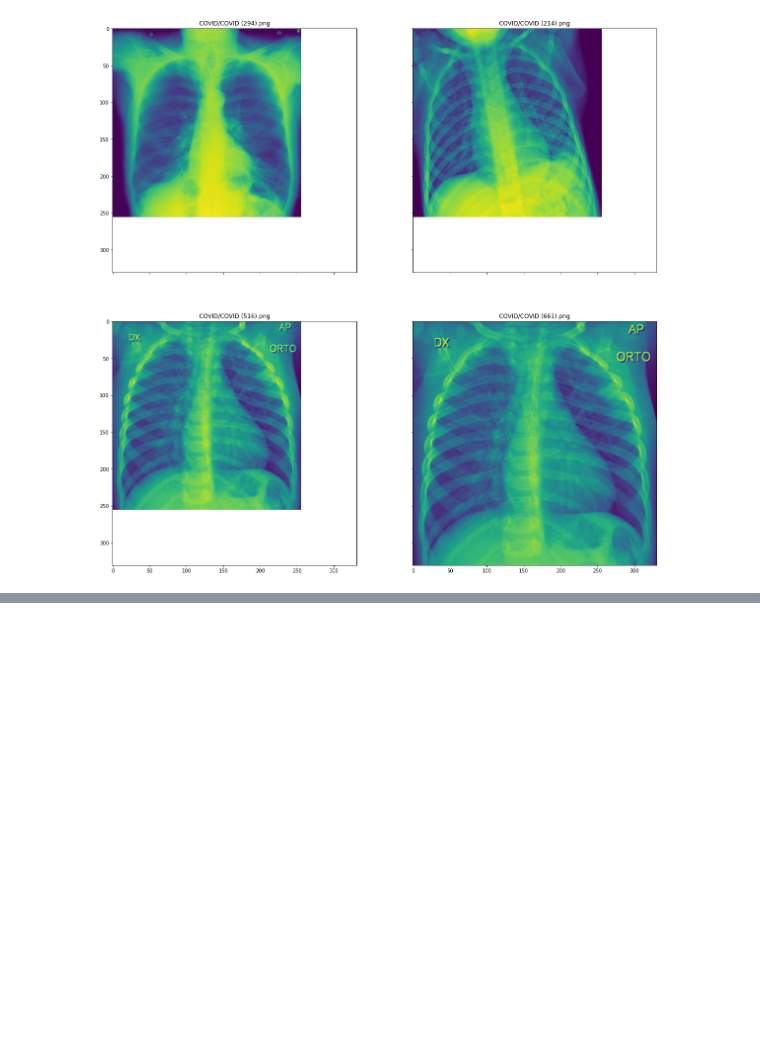
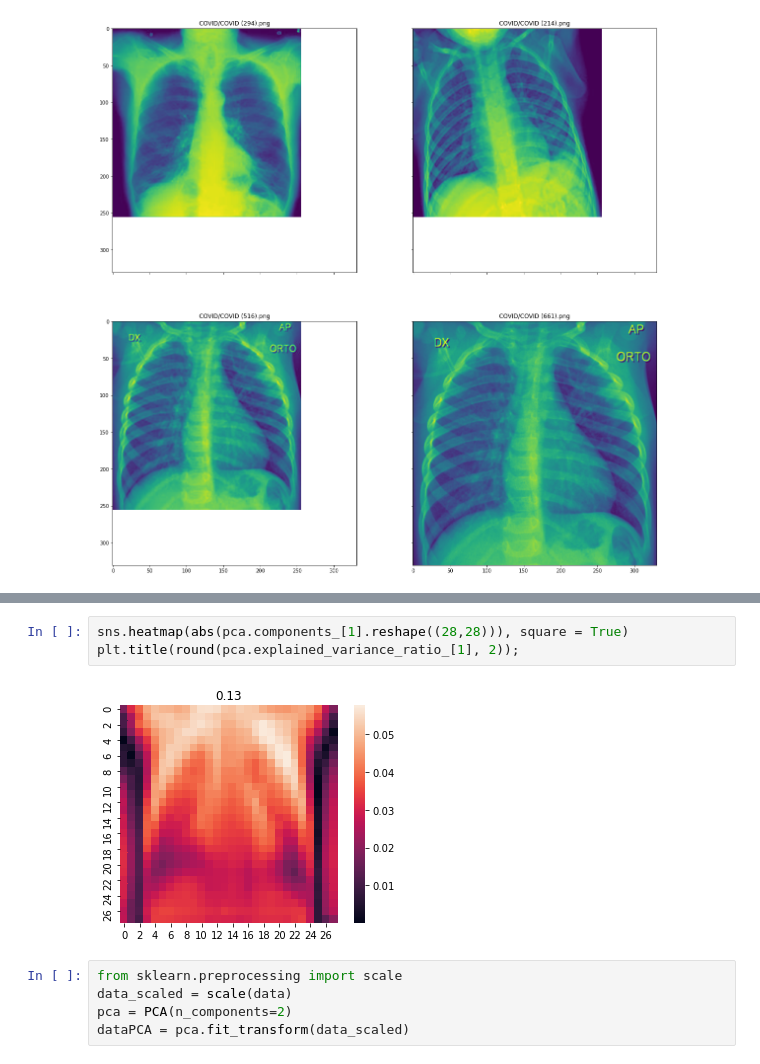
Before and after one commit to 3apt/covid-project, a Jupyter notebook: 2_Dataset_Visualization.ipynb, the cells around one changed output, grey strips where cells are left out. Saved outputs shown, nothing was run; the diff lists cells and outputs as text; blank space fills up the shorter version.

```diff
--- a/2_Dataset_Visualization.ipynb
+++ b/2_Dataset_Visualization.ipynb
@@ -259,0 +298,10 @@ for ii in range(4):
+# %%
+sns.heatmap(abs(pca.components_[1].reshape((28,28))), square = True)
+plt.title(round(pca.explained_variance_ratio_[1], 2));
+# %% [output]
+[figure, added]
+# %%
+from sklearn.preprocessing import scale
+data_scaled = scale(data)
+pca = PCA(n_components=2)
+dataPCA = pca.fit_transform(data_scaled)
```
Also changed, not shown: parts of 7 cells of this notebook.
